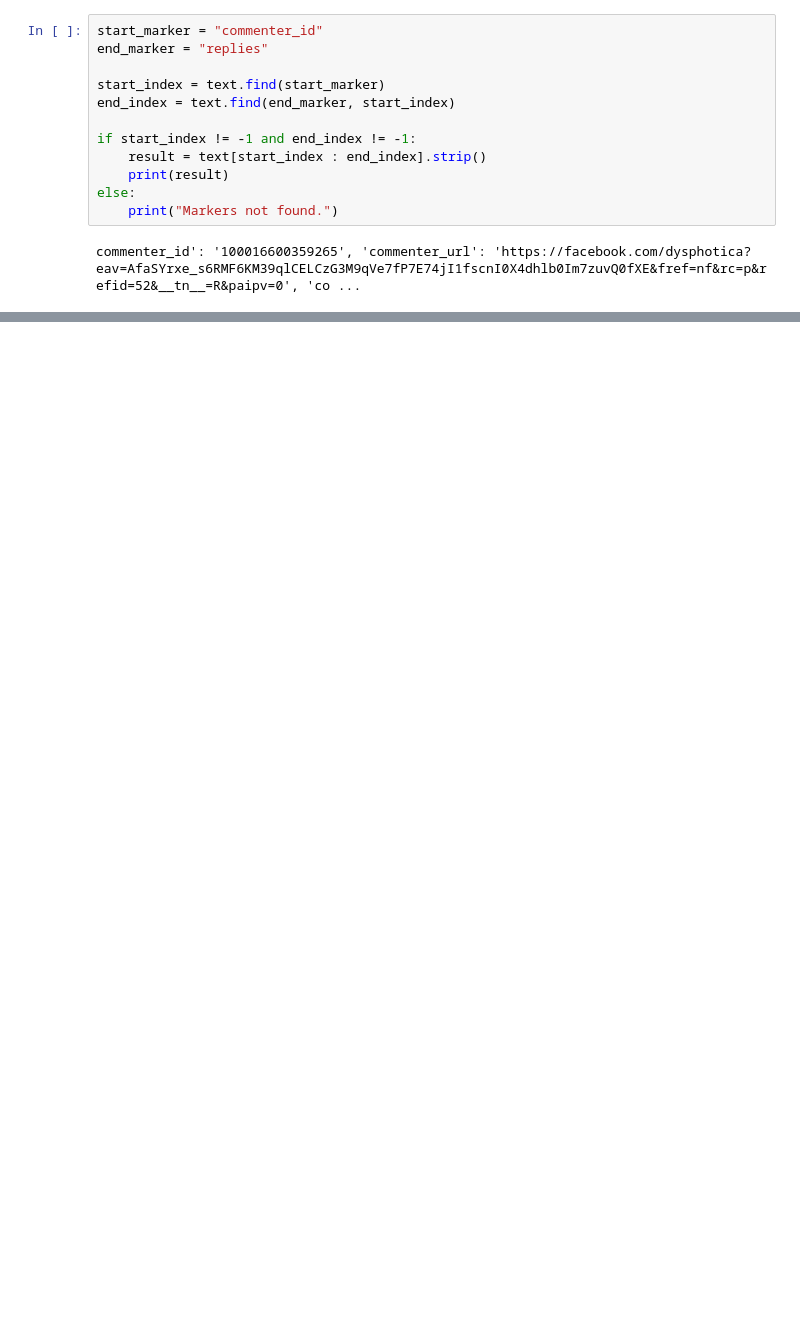
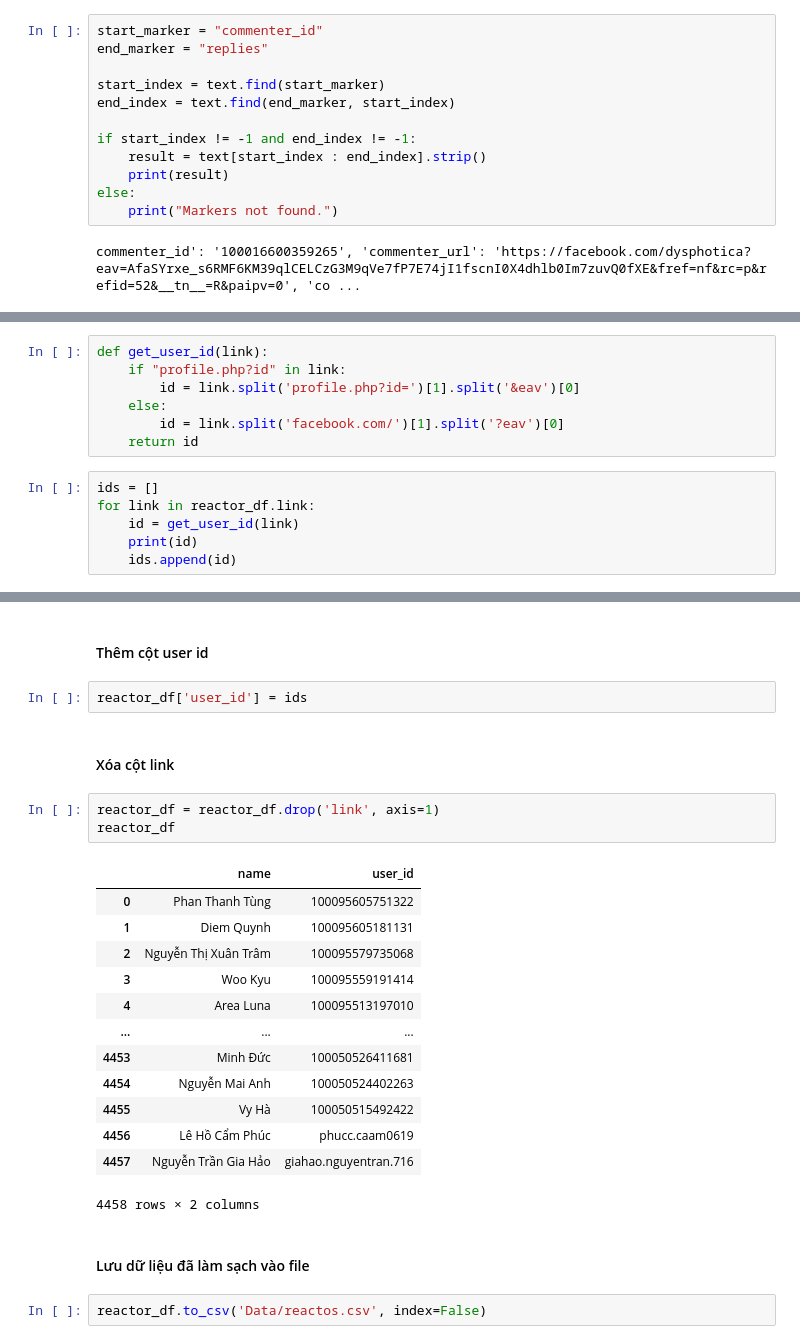
Before and after one commit to 4IUK/facebook_scraper, a Jupyter notebook: clean_data.ipynb, the cells around one changed output, grey strips where cells are left out. Saved outputs shown, nothing was run; the diff lists cells and outputs as text; blank space fills up the shorter version.

```diff
--- a/clean_data.ipynb
+++ b/clean_data.ipynb
@@ -140,0 +186,13 @@ commenter_id': '100003993590207', 'commenter_url': 'https://facebook.com/qvcuong
+# %%
+def get_user_id(link):
+    if "profile.php?id" in link:
+        id = link.split('profile.php?id=')[1].split('&eav')[0]
+    else:
+        id = link.split('facebook.com/')[1].split('?eav')[0]
+    return id
+# %%
+ids = []
+for link in reactor_df.link:
+    id = get_user_id(link)
+    print(id)
+    ids.append(id)
@@ -140,0 +217,27 @@ commenter_id': '100003993590207', 'commenter_url': 'https://facebook.com/qvcuong
+# %% [markdown]
+#### Thêm cột user id
+# %%
+reactor_df['user_id'] = ids
+# %% [markdown]
+#### Xóa cột link
+# %%
+reactor_df = reactor_df.drop('link', axis=1)
+reactor_df
+# %% [output]
+|  | name | user_id |
+| 0 | Phan Thanh Tùng | 100095605751322 |
+| 1 | Diem Quynh | 100095605181131 |
+| 2 | Nguyễn Thị Xuân Trâm | 100095579735068 |
+| 3 | Woo Kyu | 100095559191414 |
+| 4 | Area Luna | 100095513197010 |
+| ... | ... | ... |
+| 4453 | Minh Đức | 100050526411681 |
+| 4454 | Nguyễn Mai Anh | 100050524402263 |
+| 4455 | Vy Hà | 100050515492422 |
+| 4456 | Lê Hồ Cẩm Phúc | phucc.caam0619 |
+| 4457 | Nguyễn Trần Gia Hảo | giahao.nguyentran.716 |
+4458 rows × 2 columns
+# %% [markdown]
+#### Lưu dữ liệu đã làm sạch vào file
+# %%
+reactor_df.to_csv('Data/reactos.csv', index=False)
```
Also changed, not shown: parts of 9 cells of this notebook, 3 other files.
